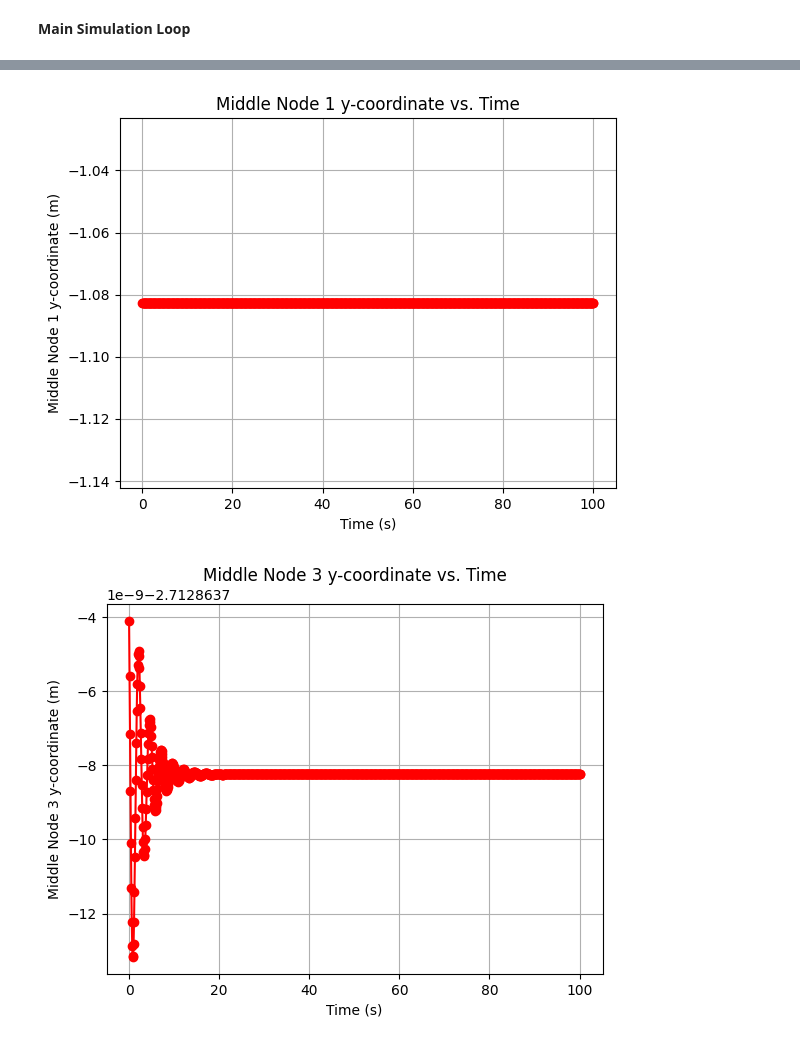
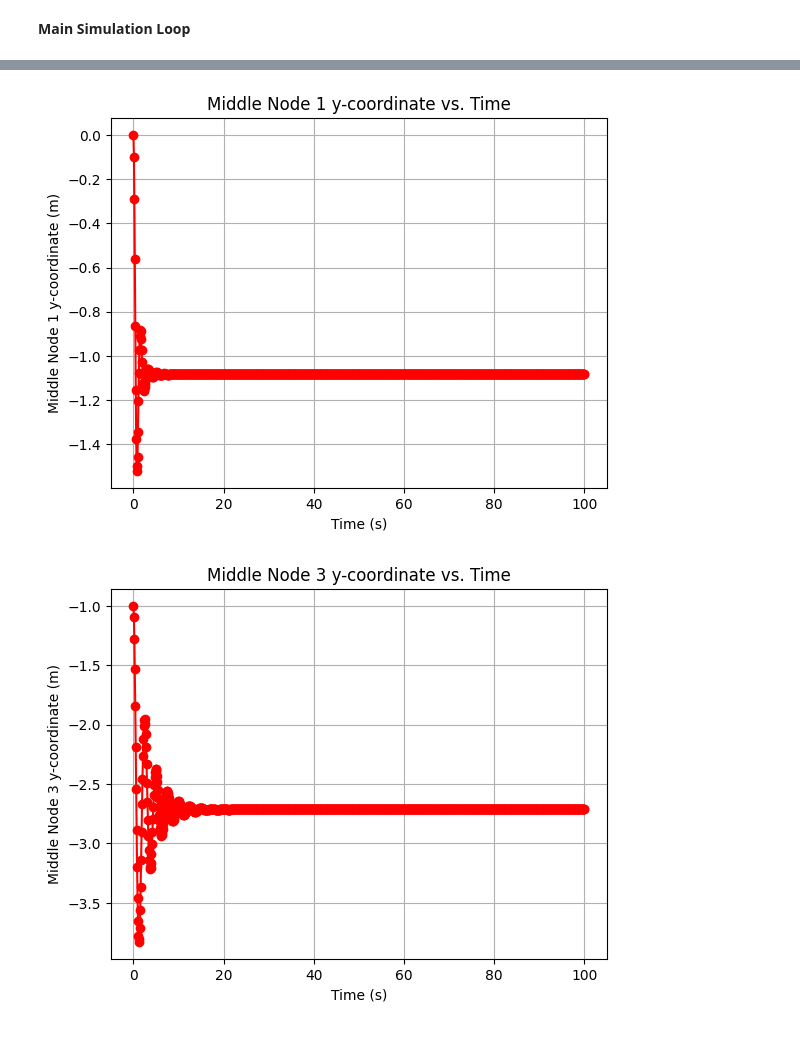
Before and after one commit to JiajinCui/MAE263F_Fall_2025, a Jupyter notebook: homework_1/Homework1.ipynb, the cells around one changed output, grey strips where cells are left out. Saved outputs shown, nothing was run; the diff lists cells and outputs as text; code cells hidden in the pictures.

```diff
--- a/homework_1/Homework1.ipynb
+++ b/homework_1/Homework1.ipynb
@@ -187,10 +187,6 @@ def getForceJacobian(x_new, x_old, u_old, stiffness_matrix, index_matrix, m, dt,
     yi = x_new[ind[1]]
     xj = x_new[ind[2]]
     yj = x_new[ind[3]]
-    '''xi = x_old[ind[0]]
-    yi = x_old[ind[1]]
-    xj = x_old[ind[2]]
-    yj = x_old[ind[3]]'''
     stiffness = stiffness_matrix[i]
     f_spring[ind] += gradEs(xi, yi, xj, yj, l_k[i], stiffness)
     J_spring[np.ix_(ind, ind)] += hessEs(xi, yi, xj, yj, l_k[i], stiffness)
@@ -284,7 +311,7 @@ def myInt(t_new, x_old, u_old, free_DOF, stiffness_matrix, index_matrix, m, dt):
 # %%
 def plot(x, index_matrix, t):
   plt.figure() # Create a new figure for each plot
-  plt.title(f'Time: {t:.2f} second') # Add a title with the current time
+  plt.title(f'Time: {t:.2f} second - Implicit Euler') # Add a title with the current time
   for i in range(index_matrix.shape[0]):
     ind = index_matrix[i].astype(int)  # Convert indices to integers
     xi = x[ind[0]]
@@ -301,7 +328,7 @@ def plot(x, index_matrix, t):
 **Main Simulation Loop**
 # %%
 dt = 0.1 # Time step size
-maxTime = 100.1  # total time of simulation
+maxTime = 100 # total time of simulation
 t = np.arange(0, maxTime + dt, dt)
 
 # free indices
@@ -318,8 +345,8 @@ for k in range(len(t)-1):
   t_new = t[k+1]
 
   x_new, u_new = myInt(t_new, x_old, u_old, free_DOF, stiffness_matrix, index_matrix, m, dt)
-  if k == 1000:
-    plot(x_old, index_matrix, t[k])
+  if k % 1334 == 0:
+    plot(x_new, index_matrix, t[k])
   y_middle[k+1] = x_new[3]
   y_middle_node3[k+1] = x_new[7]
 
@@ -329,7 +356,7 @@ for k in range(len(t)-1):
 # Plot
 plt.figure()
 plt.plot(t, y_middle, 'ro-')
-plt.xlabel('Time (s)')
+plt.xlabel('Time (s)' )
 plt.ylabel('Middle Node 1 y-coordinate (m)')
 plt.title('Middle Node 1 y-coordinate vs. Time')
 plt.grid(True)
@@ -347,2 +374,2 @@ plt.show()
-[figure, old version]
+[figure, new version]
-[figure, old version]
+[figure, new version]
```
Also changed, not shown: parts of 4 cells of this notebook, 2 other files.
